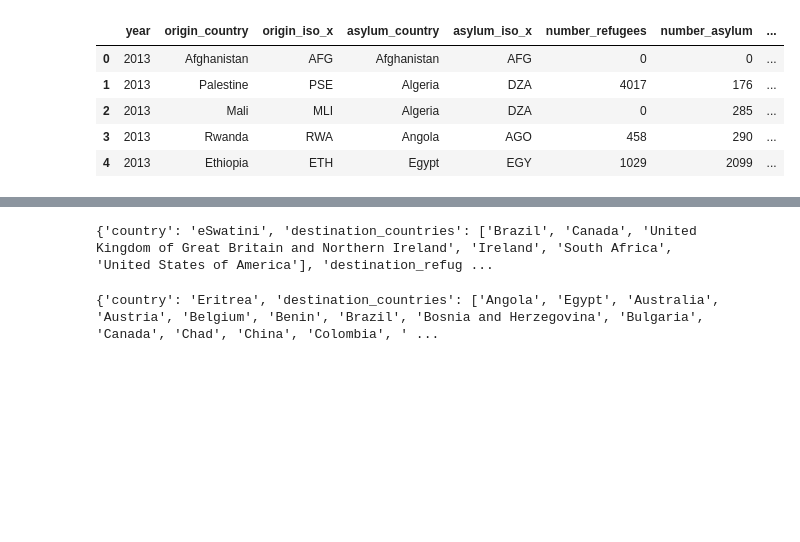
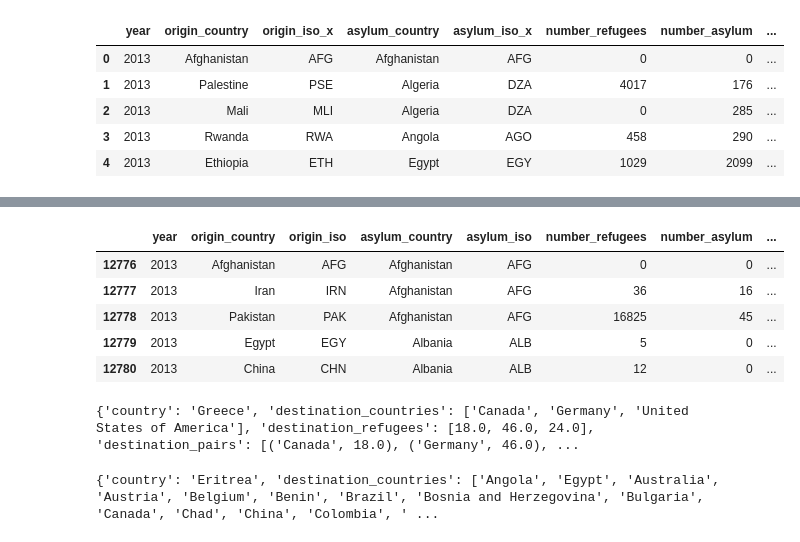
Before and after one commit to yunsquared/3300p2, a Jupyter notebook: 3300-preprocessing.ipynb, the cells around one changed output, grey strips where cells are left out. Cells and saved outputs as stored; diff of their text form; code cells hidden in the pictures; blank space fills up the shorter version.

```diff
--- a/3300-preprocessing.ipynb
+++ b/3300-preprocessing.ipynb
@@ -223,3 +223,12 @@ print(merged_dict[110])
+# %%
+data_2013.head()
+# %% [output]
+|  | year | origin_country | origin_iso | asylum_country | asylum_iso | number_refugees | number_asylum | ... |
+| 12776 | 2013 | Afghanistan | AFG | Afghanistan | AFG | 0 | 0 | ... |
+| 12777 | 2013 | Iran | IRN | Afghanistan | AFG | 36 | 16 | ... |
+| 12778 | 2013 | Pakistan | PAK | Afghanistan | AFG | 16825 | 45 | ... |
+| 12779 | 2013 | Egypt | EGY | Albania | ALB | 5 | 0 | ... |
+| 12780 | 2013 | China | CHN | Albania | ALB | 12 | 0 | ... |
 # %%
 countries_dict=[]
 for i, origin in enumerate(origin_set):
@@ -233,10 +242,13 @@ for i, origin in enumerate(origin_set):
 
     for j, asylum in enumerate(origin_data['asylum_country']):
 
-        countries_dict[i]["destination_countries"].append(asylum)
-        countries_dict[i]["destination_refugees"].append((float(origin_data["number_refugees"].iloc[j])))
+        if origin_data['number_refugees'].iloc[j] >0:
 
-        countries_dict[i]["destination_pairs"].append((asylum, float(origin_data["number_refugees"].iloc[j])))
+            countries_dict[i]["destination_countries"].append(asylum)
+            countries_dict[i]["destination_refugees"].append((float(origin_data["number_refugees"].iloc[j])))
+
+
+            countries_dict[i]["destination_pairs"].append((asylum, float(origin_data["number_refugees"].iloc[j])))
         countries_dict[i]["destination_a"].append({asylum: (float(origin_data["number_asylum"].iloc[j]))})
 
         total_refugees+= float(origin_data["number_refugees"].iloc[j])
@@ -245,12 +257,12 @@ for i, origin in enumerate(origin_set):
 
         #print(origin_data['number_refugees'].iloc[j])
 
-    #countries_dict[i]["totals"].append({"total_refugees": total_refugees, "total_asylum": total_asylum})
-    countries_dict[i]["totals"] = total_refugees,
+    countries_dict[i]["totals"].append({"total_refugees": total_refugees, "total_asylum": total_asylum})
+    #countries_dict[i]["totals"] = total_refugees,
 
 print(countries_dict[0])
 # %% [output]
-{'country': 'eSwatini', 'destination_countries': ['Brazil', 'Canada', 'United Kingdom of Great Britain and Northern Ireland', 'Ireland', 'South Africa', 'United States of America'], 'destination_refug ...
+{'country': 'Greece', 'destination_countries': ['Canada', 'Germany', 'United States of America'], 'destination_refugees': [18.0, 46.0, 24.0], 'destination_pairs': [('Canada', 18.0), ('Germany', 46.0), ...
 # %%
 sorted_2013_refugees = sorted(countries_dict, key = lambda k: k['totals'], reverse=True)
 print(sorted_2013_refugees[9])
```
Also changed, not shown: parts of 4 cells of this notebook, 7 other files.
